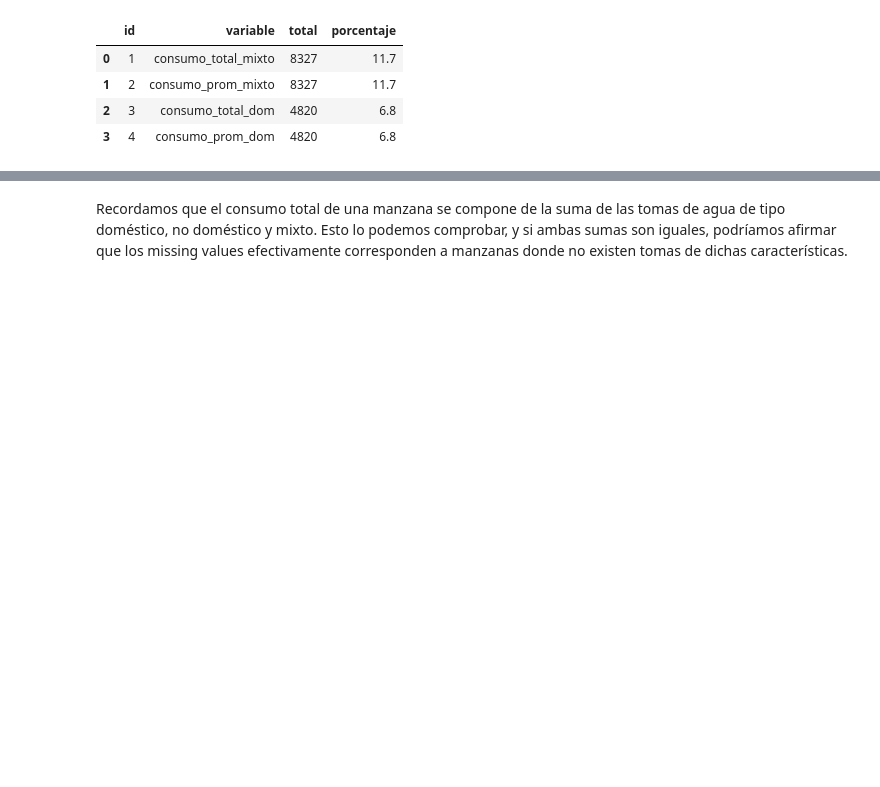
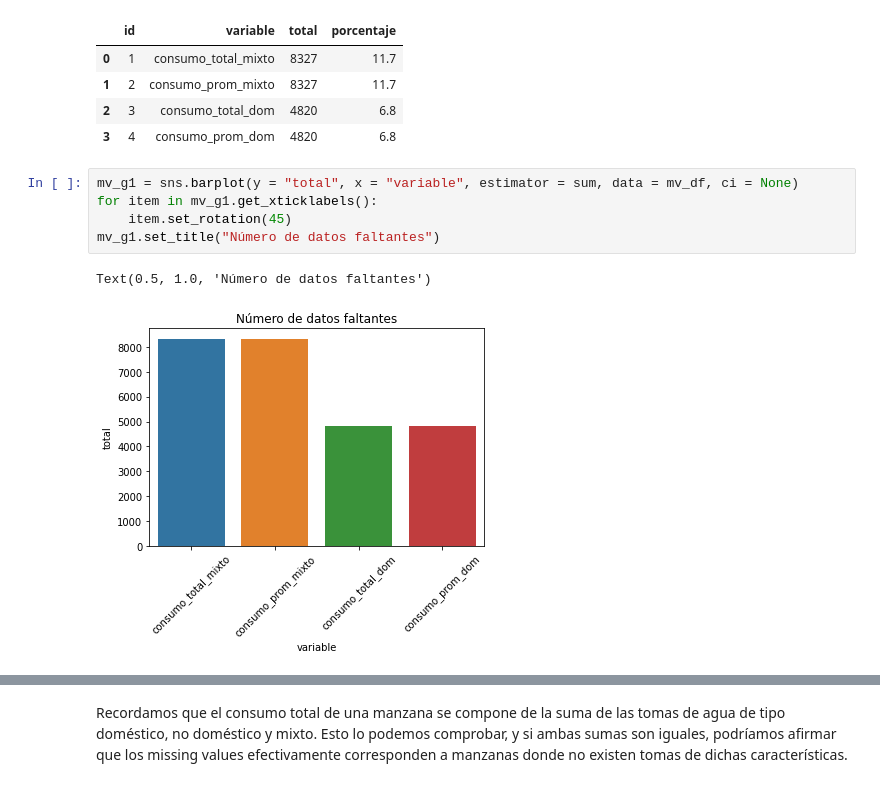
Before and after one commit to lechugaa/intro_ds_p1_consumo_agua, a Jupyter notebook: agua_profiling_expo.ipynb, the cells around one changed output, grey strips where cells are left out. Drawn from its saved outputs; the diff is of its cells as text; blank space fills up the shorter version.

```diff
--- a/agua_profiling_expo.ipynb
+++ b/agua_profiling_expo.ipynb
@@ -593,3 +595,11 @@ mv_df
 | 1 | 2 | consumo_prom_mixto | 8327 | 11.7 |
 | 2 | 3 | consumo_total_dom | 4820 | 6.8 |
 | 3 | 4 | consumo_prom_dom | 4820 | 6.8 |
+# %%
+mv_g1 = sns.barplot(y = "total", x = "variable", estimator = sum, data = mv_df, ci = None)
+for item in mv_g1.get_xticklabels():
+    item.set_rotation(45)
+mv_g1.set_title("Número de datos faltantes")
+# %% [output]
+Text(0.5, 1.0, 'Número de datos faltantes')
+[figure, added]
```
Also changed, not shown: parts of 7 cells of this notebook.
